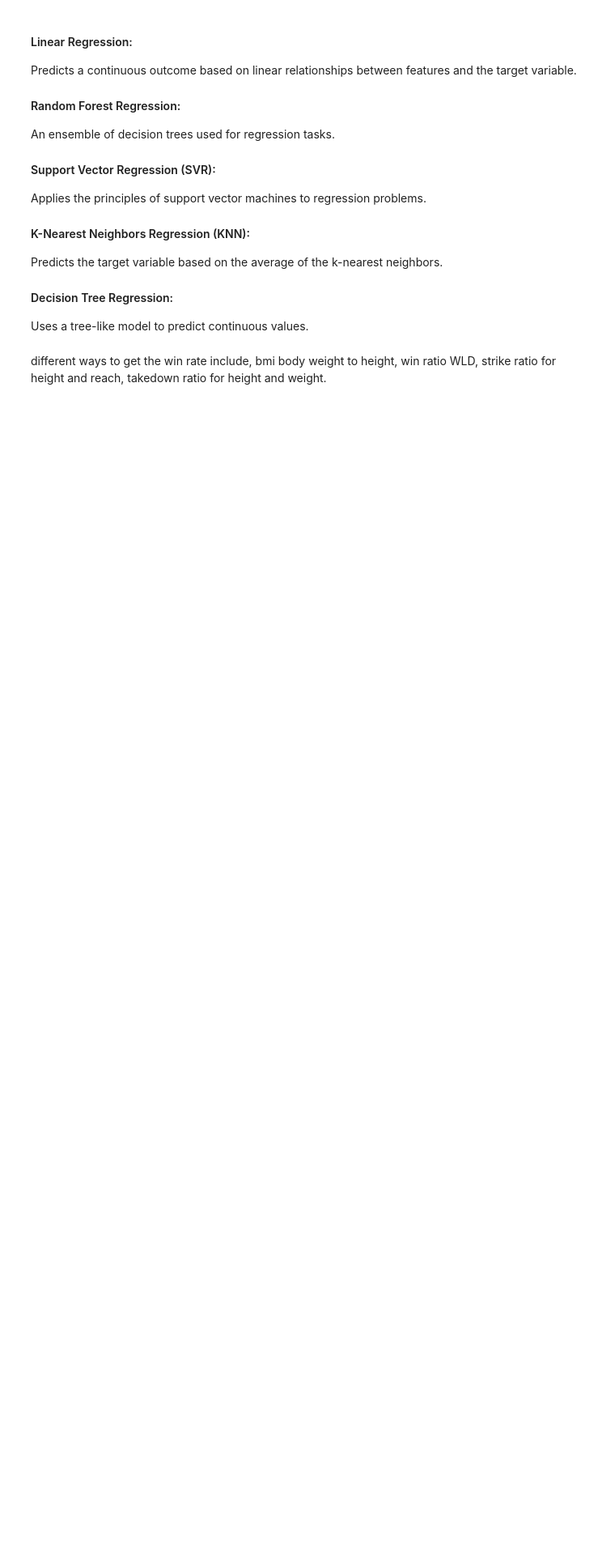
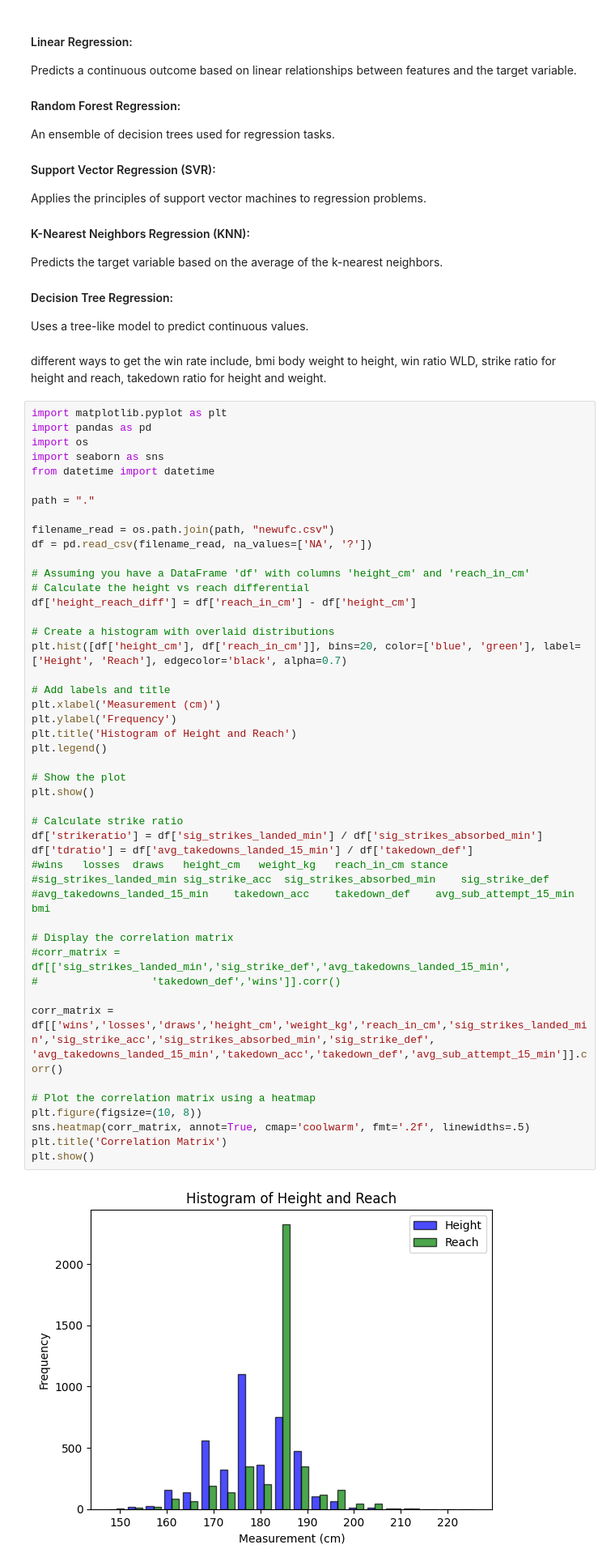
Before and after one commit to ImtiazAli1/INM701, a Jupyter notebook: cw.ipynb, the cells around one changed output. Shown at 81% size. Cells and saved outputs as stored; diff of their text form; blank space fills up the shorter version.

```diff
--- a/cw.ipynb
+++ b/cw.ipynb
@@ -286,3 +274,52 @@ Predicts the target variable based on the average of the k-nearest neighbors.
 Uses a tree-like model to predict continuous values.
 # %% [markdown]
 different ways to get the win rate include, bmi body weight to height, win ratio WLD, strike ratio for height and reach, takedown ratio for height and weight.
+# %%
+import matplotlib.pyplot as plt
+import pandas as pd
+import os
+import seaborn as sns
+from datetime import datetime
+
+path = "."
+
+filename_read = os.path.join(path, "newufc.csv")
+df = pd.read_csv(filename_read, na_values=['NA', '?'])
+
+# Assuming you have a DataFrame 'df' with columns 'height_cm' and 'reach_in_cm'
+# Calculate the height vs reach differential
+df['height_reach_diff'] = df['reach_in_cm'] - df['height_cm']
+
+# Create a histogram with overlaid distributions
+plt.hist([df['height_cm'], df['reach_in_cm']], bins=20, color=['blue', 'green'], label=['Height', 'Reach'], edgecolor='black', alpha=0.7)
+
+# Add labels and title
+plt.xlabel('Measurement (cm)')
+plt.ylabel('Frequency')
+plt.title('Histogram of Height and Reach')
+plt.legend()
+
+# Show the plot
+plt.show()
+
+# Calculate strike ratio
+df['strikeratio'] = df['sig_strikes_landed_min'] / df['sig_strikes_absorbed_min']
+df['tdratio'] = df['avg_takedowns_landed_15_min'] / df['takedown_def']
+#wins	losses	draws	height_cm	weight_kg	reach_in_cm	stance
+#sig_strikes_landed_min	sig_strike_acc	sig_strikes_absorbed_min	sig_strike_def
+#avg_takedowns_landed_15_min	takedown_acc	takedown_def	avg_sub_attempt_15_min	bmi
+
+# Display the correlation matrix
+#corr_matrix = df[['sig_strikes_landed_min','sig_strike_def','avg_takedowns_landed_15_min',
+#                  'takedown_def','wins']].corr()
+
+corr_matrix = df[['wins','losses','draws','height_cm','weight_kg','reach_in_cm','sig_strikes_landed_min','sig_strike_acc','sig_strikes_absorbed_min','sig_strike_def',
+'avg_takedowns_landed_15_min','takedown_acc','takedown_def','avg_sub_attempt_15_min']].corr()
+
+# Plot the correlation matrix using a heatmap
+plt.figure(figsize=(10, 8))
+sns.heatmap(corr_matrix, annot=True, cmap='coolwarm', fmt='.2f', linewidths=.5)
+plt.title('Correlation Matrix')
+plt.show()
+# %% [output]
+[figure, added]
```
Also changed, not shown: parts of 9 cells of this notebook.
